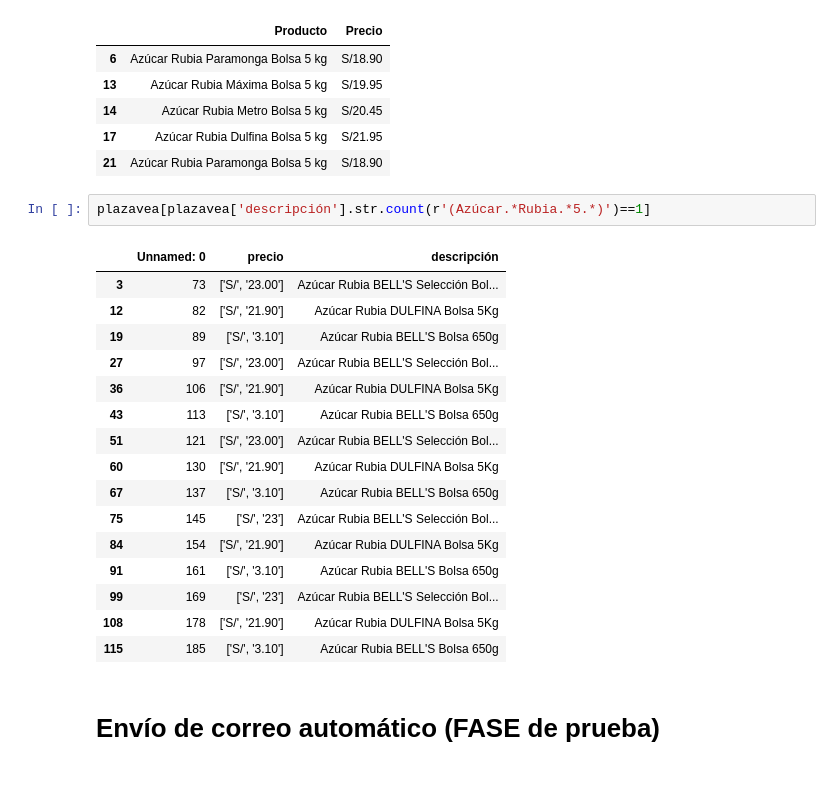
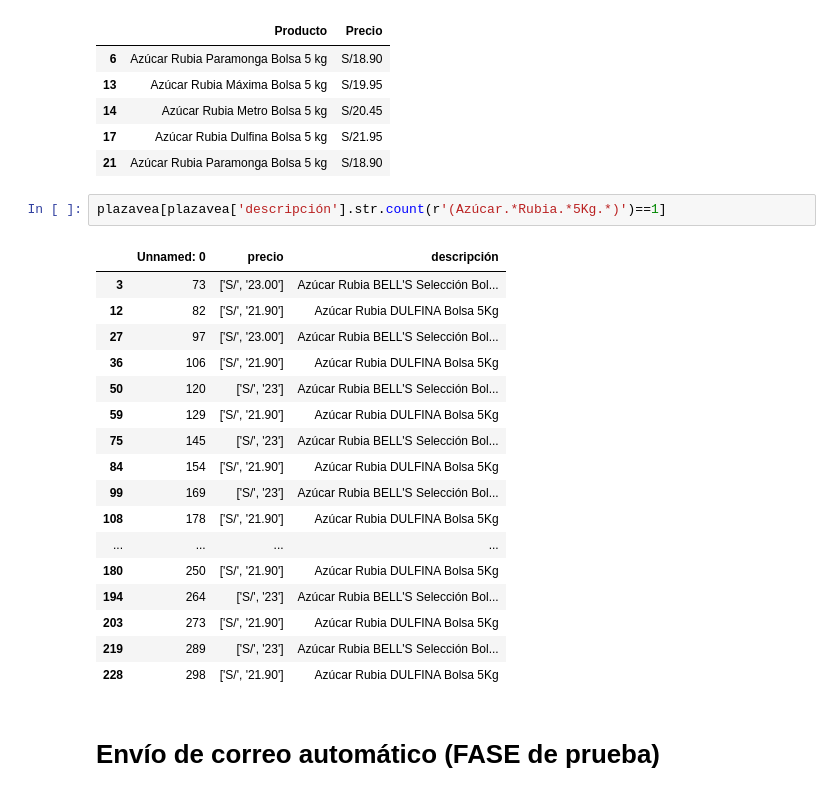
Before and after one commit to Jorgelgnacio/TRABAJO_FINAL_LP2, a Jupyter notebook: TRABAJO_FINAL_LP2.ipynb, the cells around one changed output. Saved outputs shown, nothing was run; the diff lists cells and outputs as text.

```diff
--- a/TRABAJO_FINAL_LP2.ipynb
+++ b/TRABAJO_FINAL_LP2.ipynb
@@ -422,24 +422,25 @@ metro[metro['Producto'].str.count(r'(Azúcar.*Rubia.*5.*kg.*)')==1]
 | 17 | Azúcar Rubia Dulfina Bolsa 5 kg | S/21.95 |
 | 21 | Azúcar Rubia Paramonga Bolsa 5 kg | S/18.90 |
 # %%
-plazavea[plazavea['descripción'].str.count(r'(Azúcar.*Rubia.*5.*)')==1]
+plazavea[plazavea['descripción'].str.count(r'(Azúcar.*Rubia.*5Kg.*)')==1]
 # %% [output]
 |  | Unnamed: 0 | precio | descripción |
 | 3 | 73 | ['S/', '23.00'] | Azúcar Rubia BELL'S Selección Bol... |
 | 12 | 82 | ['S/', '21.90'] | Azúcar Rubia DULFINA Bolsa 5Kg |
-| 19 | 89 | ['S/', '3.10'] | Azúcar Rubia BELL'S Bolsa 650g |
 | 27 | 97 | ['S/', '23.00'] | Azúcar Rubia BELL'S Selección Bol... |
 | 36 | 106 | ['S/', '21.90'] | Azúcar Rubia DULFINA Bolsa 5Kg |
-| 43 | 113 | ['S/', '3.10'] | Azúcar Rubia BELL'S Bolsa 650g |
-| 51 | 121 | ['S/', '23.00'] | Azúcar Rubia BELL'S Selección Bol... |
-| 60 | 130 | ['S/', '21.90'] | Azúcar Rubia DULFINA Bolsa 5Kg |
-| 67 | 137 | ['S/', '3.10'] | Azúcar Rubia BELL'S Bolsa 650g |
+| 50 | 120 | ['S/', '23'] | Azúcar Rubia BELL'S Selección Bol... |
+| 59 | 129 | ['S/', '21.90'] | Azúcar Rubia DULFINA Bolsa 5Kg |
 | 75 | 145 | ['S/', '23'] | Azúcar Rubia BELL'S Selección Bol... |
 | 84 | 154 | ['S/', '21.90'] | Azúcar Rubia DULFINA Bolsa 5Kg |
-| 91 | 161 | ['S/', '3.10'] | Azúcar Rubia BELL'S Bolsa 650g |
 | 99 | 169 | ['S/', '23'] | Azúcar Rubia BELL'S Selección Bol... |
 | 108 | 178 | ['S/', '21.90'] | Azúcar Rubia DULFINA Bolsa 5Kg |
-| 115 | 185 | ['S/', '3.10'] | Azúcar Rubia BELL'S Bolsa 650g |
+| ... | ... | ... | ... |
+| 180 | 250 | ['S/', '21.90'] | Azúcar Rubia DULFINA Bolsa 5Kg |
+| 194 | 264 | ['S/', '23'] | Azúcar Rubia BELL'S Selección Bol... |
+| 203 | 273 | ['S/', '21.90'] | Azúcar Rubia DULFINA Bolsa 5Kg |
+| 219 | 289 | ['S/', '23'] | Azúcar Rubia BELL'S Selección Bol... |
+| 228 | 298 | ['S/', '21.90'] | Azúcar Rubia DULFINA Bolsa 5Kg |
 # %% [markdown]
 # Envío de correo automático (FASE de prueba)
 # %%
```
Also changed, not shown: parts of 2 cells of this notebook.
